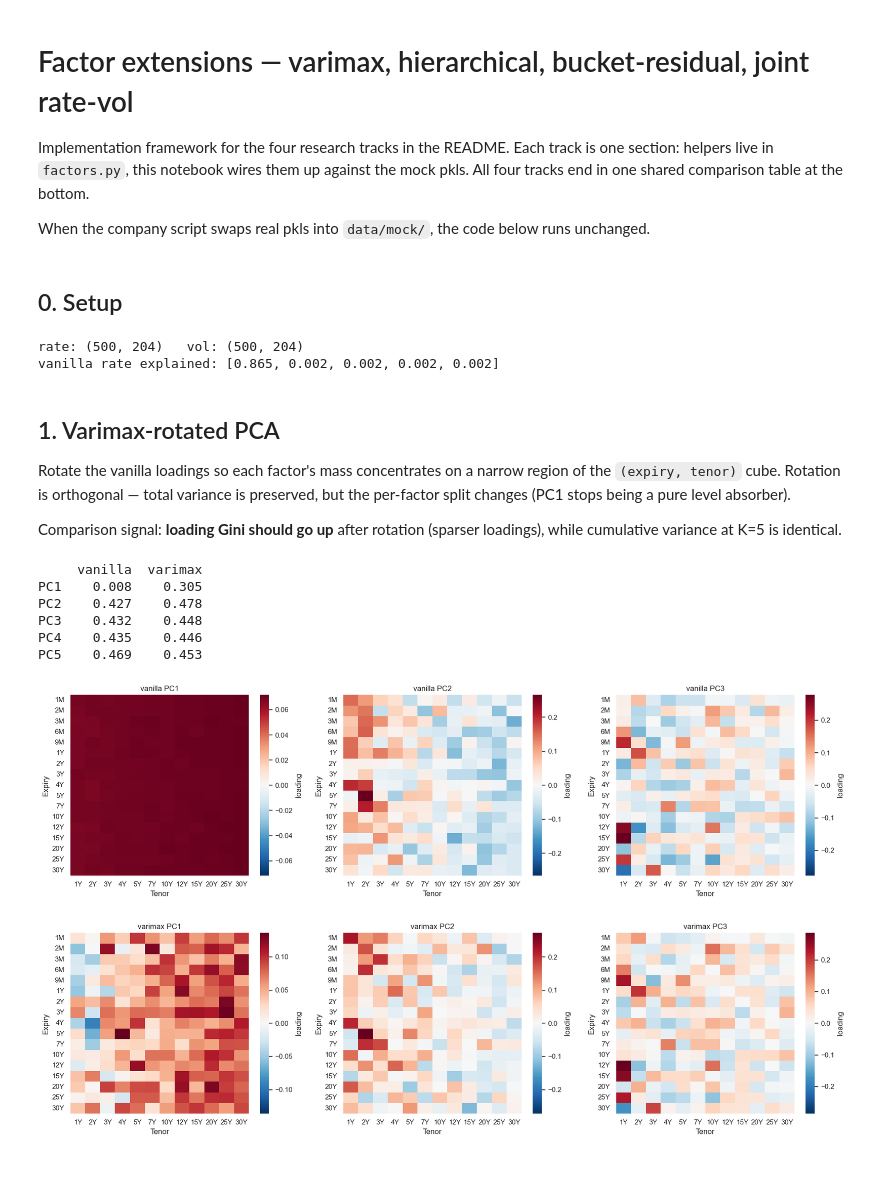
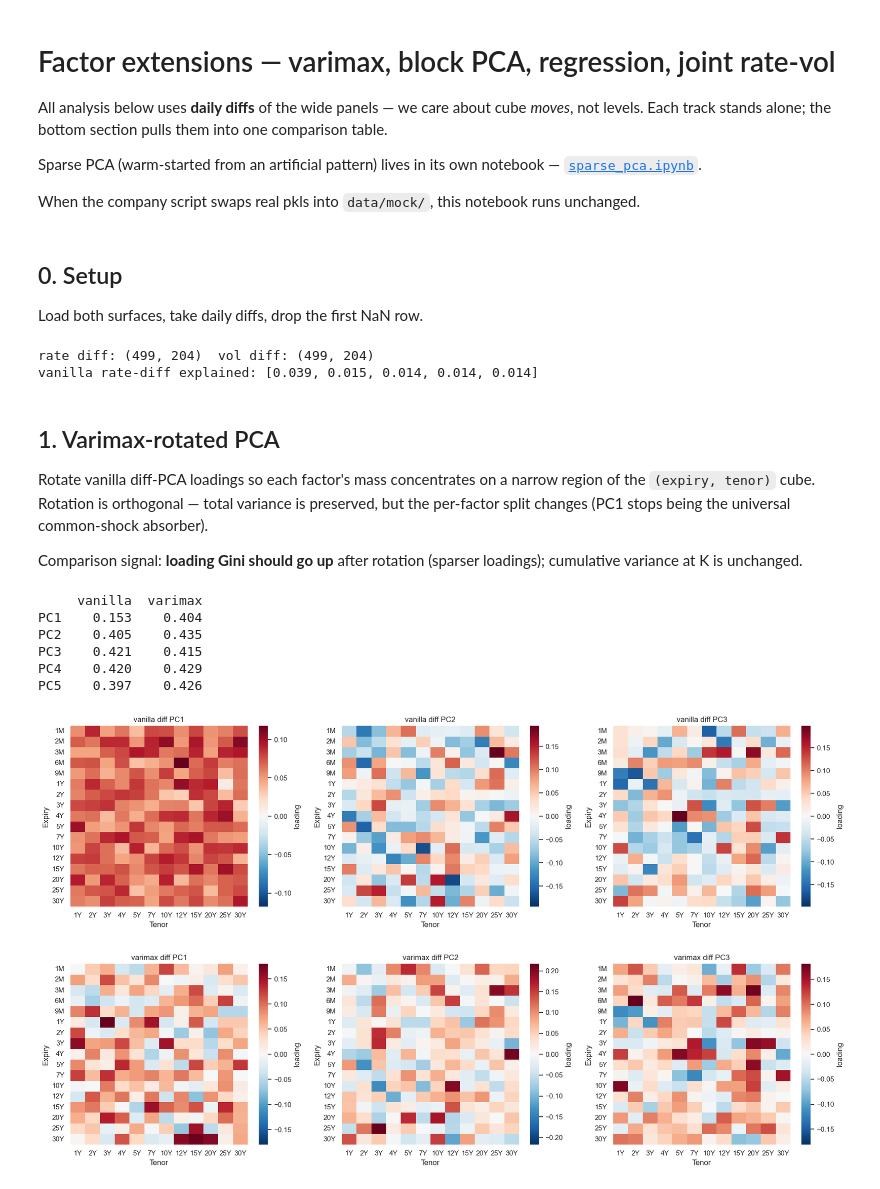
Before and after one commit to ftepqkjng-byte/rates-vol-surface, a Jupyter notebook: notebooks/factors.ipynb, the cells around one changed output. Drawn from its saved outputs; the diff is of its cells as text; code cells hidden in the pictures.

```diff
--- a/notebooks/factors.ipynb
+++ b/notebooks/factors.ipynb
@@ -1,15 +1,19 @@
 # %% [markdown]
-# Factor extensions — varimax, hierarchical, bucket-residual, joint rate-vol
+# Factor extensions — varimax, block PCA, regression, joint rate-vol
 
-Implementation framework for the four research tracks in the README.
-Each track is one section: helpers live in `factors.py`, this notebook
-wires them up against the mock pkls. All four tracks end in one
-shared comparison table at the bottom.
+All analysis below uses **daily diffs** of the wide panels — we care
+about cube *moves*, not levels. Each track stands alone; the bottom
+section pulls them into one comparison table.
 
-When the company script swaps real pkls into `data/mock/`, the code
-below runs unchanged.
+Sparse PCA (warm-started from an artificial pattern) lives in its own
+notebook — [`sparse_pca.ipynb`](sparse_pca.ipynb).
+
+When the company script swaps real pkls into `data/mock/`, this
+notebook runs unchanged.
 # %% [markdown]
 ## 0. Setup
+
+Load both surfaces, take daily diffs, drop the first NaN row.
 # %%
 import sys
 sys.path.insert(0, "..")
@@ -22,9 +26,9 @@ import seaborn as sns
 from pca import load_long, to_wide, run_pca, reconstruct, EXPIRY_LABELS, TENOR_LABELS
 from factors import (
     varimax, rotate_scores,
-    hierarchical_pca, reconstruct_hierarchical,
-    default_buckets, bucket_factors, regress_out,
-    bucket_residual_pca, reconstruct_bucket_residual,
+    make_blocks, block_pca, reconstruct_block,
+    stack_block_scores, block_summary,
+    regress,
     cross_surface_cca, lagged_corr,
     variance_retained, loading_sparsity, rolling_stability,
     replication_residual, metrics_table,
@@ -32,9 +36,9 @@ from factors import (
 
 sns.set_theme(style="whitegrid")
 
-rate = to_wide(load_long("../data/mock/rate.pkl"))
-vol  = to_wide(load_long("../data/mock/atm_vol.pkl"))
-print("rate:", rate.shape, "  vol:", vol.shape)
+rate = to_wide(load_long("../data/mock/rate.pkl")).diff().dropna()
+vol  = to_wide(load_long("../data/mock/atm_vol.pkl")).diff().dropna()
+print("rate diff:", rate.shape, " vol diff:", vol.shape)
 
 def loading_grid(loadings, pc):
     return loadings.loc[pc].unstack("tenor").reindex(
@@ -55,39 +59,47 @@ def plot_loadings(loadings, pcs, title_prefix):
         ax.set_xlabel("Tenor"); ax.set_ylabel("Expiry")
     plt.tight_layout(); plt.show()
 
-# vanilla baseline used by tracks 1, 4, and the comparison table
+def r2_grid(r2_series):
+    return r2_series.unstack("tenor").reindex(
+        index=[e for e in EXPIRY_LABELS if e in r2_series.index.get_level_values("expiry")],
+        columns=[t for t in TENOR_LABELS if t in r2_series.index.get_level_values("tenor")],
+    )
+
+# vanilla baseline used by Track 1 and the comparison table
 s_van, l_van, e_van = run_pca(rate, n_components=5)
-print("vanilla rate explained:", e_van.round(3).tolist())
+print("vanilla rate-diff explained:", e_van.round(3).tolist())
 # %% [output]
-rate: (500, 204)   vol: (500, 204)
-vanilla rate explained: [0.865, 0.002, 0.002, 0.002, 0.002]
+rate diff: (499, 204)  vol diff: (499, 204)
+vanilla rate-diff explained: [0.039, 0.015, 0.014, 0.014, 0.014]
 # %% [markdown]
 ## 1. Varimax-rotated PCA
 
-Rotate the vanilla loadings so each factor's mass concentrates on a
-narrow region of the `(expiry, tenor)` cube. Rotation is orthogonal —
-total variance is preserved, but the per-factor split changes (PC1
-stops being a pure level absorber).
+Rotate vanilla diff-PCA loadings so each factor's mass concentrates
+on a narrow region of the `(expiry, tenor)` cube. Rotation is
+orthogonal — total variance is preserved, but the per-factor split
+changes (PC1 stops being the universal common-shock absorber).
 
 Comparison signal: **loading Gini should go up** after rotation
-(sparser loadings), while cumulative variance at K=5 is identical.
+(sparser loadings); cumulative variance at K is unchanged.
 # %%
 l_rot = varimax(l_van)
 s_rot = rotate_scores(s_van, l_van, l_rot)
 
-gini_before = loading_sparsity(l_van)
-gini_after  = loading_sparsity(l_rot)
-print(pd.concat({"vanilla": gini_before, "varimax": gini_after}, axis=1).round(3))
+gini = pd.concat(
+    {"vanilla": loading_sparsity(l_van), "varimax": loading_sparsity(l_rot)},
+    axis=1,
+).round(3)
+print(gini)
 
-plot_loadings(l_van, ["PC1", "PC2", "PC3"], "vanilla")
-plot_loadings(l_rot, ["PC1", "PC2", "PC3"], "varimax")
+plot_loadings(l_van, ["PC1", "PC2", "PC3"], "vanilla diff")
+plot_loadings(l_rot, ["PC1", "PC2", "PC3"], "varimax diff")
 # %% [output]
      vanilla  varimax
-PC1    0.008    0.305
-PC2    0.427    0.478
-PC3    0.432    0.448
-PC4    0.435    0.446
-PC5    0.469    0.453
+PC1    0.153    0.404
+PC2    0.405    0.435
+PC3    0.421    0.415
+PC4    0.420    0.429
+PC5    0.397    0.426
-[figure, old version]
+[figure, new version]
-[figure, old version]
+[figure, new version]
 # %% [markdown]
```
Also changed, not shown: parts of 17 cells of this notebook, 10 other files.
